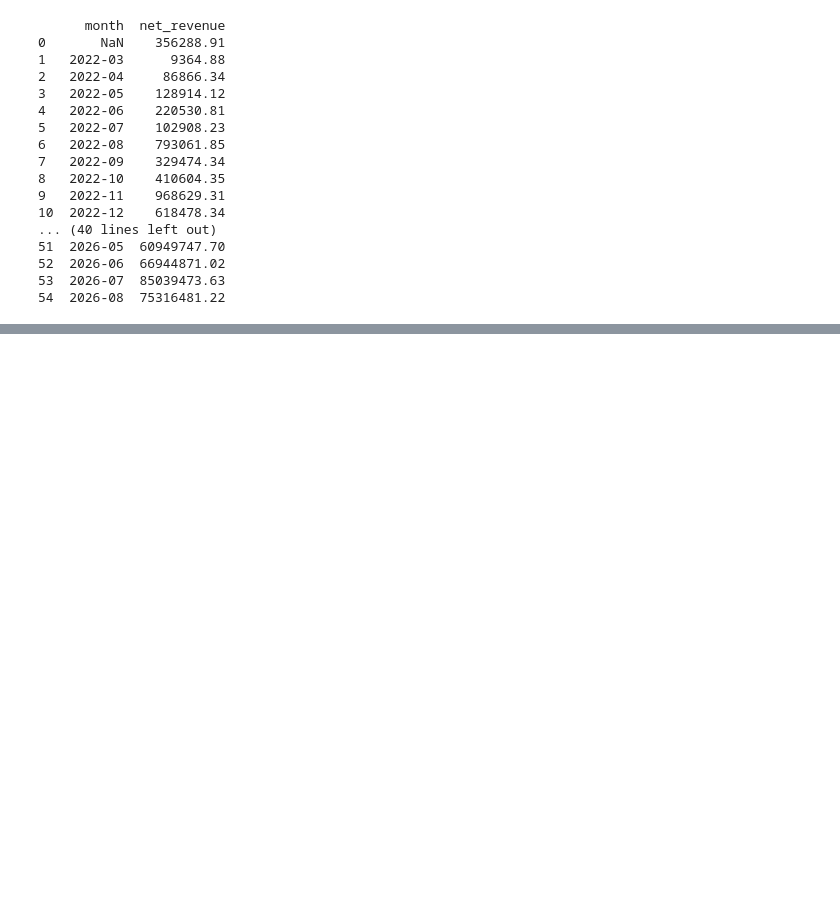
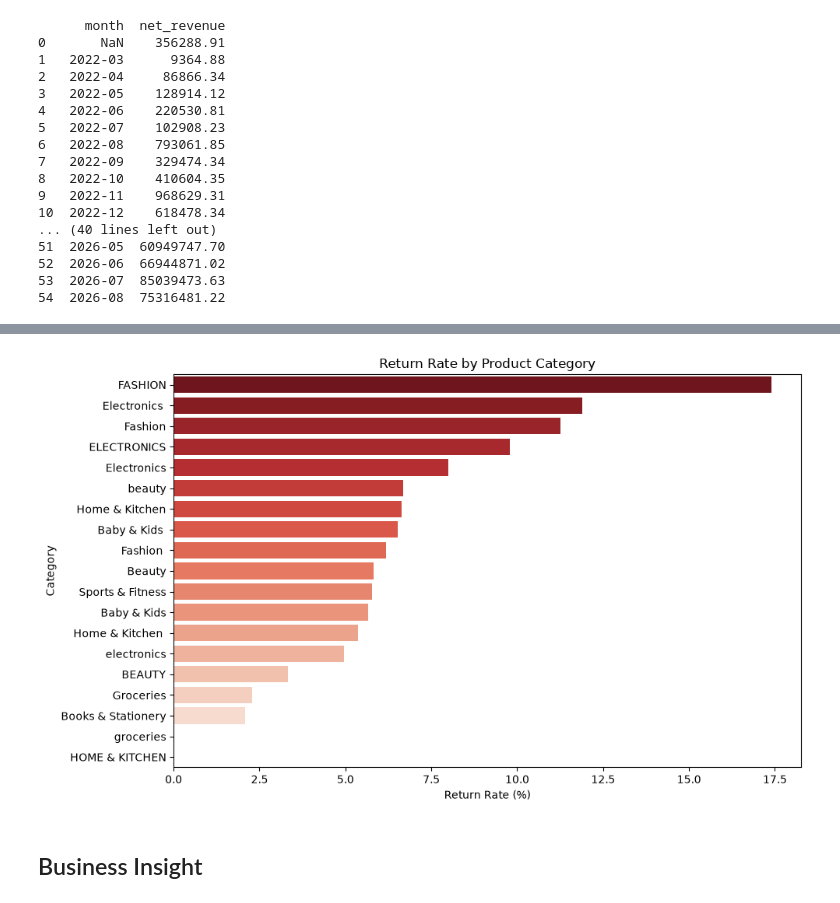
Before and after one commit to arqamowais/Hackathon-DSAI-Batch-1, a Jupyter notebook: Final_Hackathon.ipynb, the cells around one changed output, grey strips where cells are left out. Cells and saved outputs as stored; diff of their text form; code cells hidden in the pictures; blank space fills up the shorter version.

```diff
--- a/Final_Hackathon.ipynb
+++ b/Final_Hackathon.ipynb
@@ -651,0 +802,47 @@ print(result)
+# %%
+category_returns = run_query("""
+    SELECT
+        p.category,
+        COUNT(o.order_id) AS total_orders,
+        SUM(
+            CASE
+                WHEN o.returned = 1 THEN 1
+                ELSE 0
+            END
+        ) AS returned_orders,
+        ROUND(
+            100.0 * SUM(
+                CASE
+                    WHEN o.returned = 1 THEN 1
+                    ELSE 0
+                END
+            ) / COUNT(o.order_id),
+            2
+        ) AS return_rate
+    FROM orders AS o
+    JOIN products AS p
+        ON o.product_id = p.product_id
+    GROUP BY p.category
+    ORDER BY return_rate DESC
+""")
+
+plt.figure(figsize=(10, 6))
+
+sns.barplot(
+    data=category_returns,
+    x="return_rate",
+    y="category",
+    hue="category",
+    palette="Reds_r",
+    legend=False
+)
+
+plt.title("Return Rate by Product Category")
+plt.xlabel("Return Rate (%)")
+plt.ylabel("Category")
+plt.tight_layout()
+plt.show()
+# %% [output]
+[figure, added]
+# %% [markdown]
+## Business Insight
```
Also changed, not shown: parts of 7 cells of this notebook.
